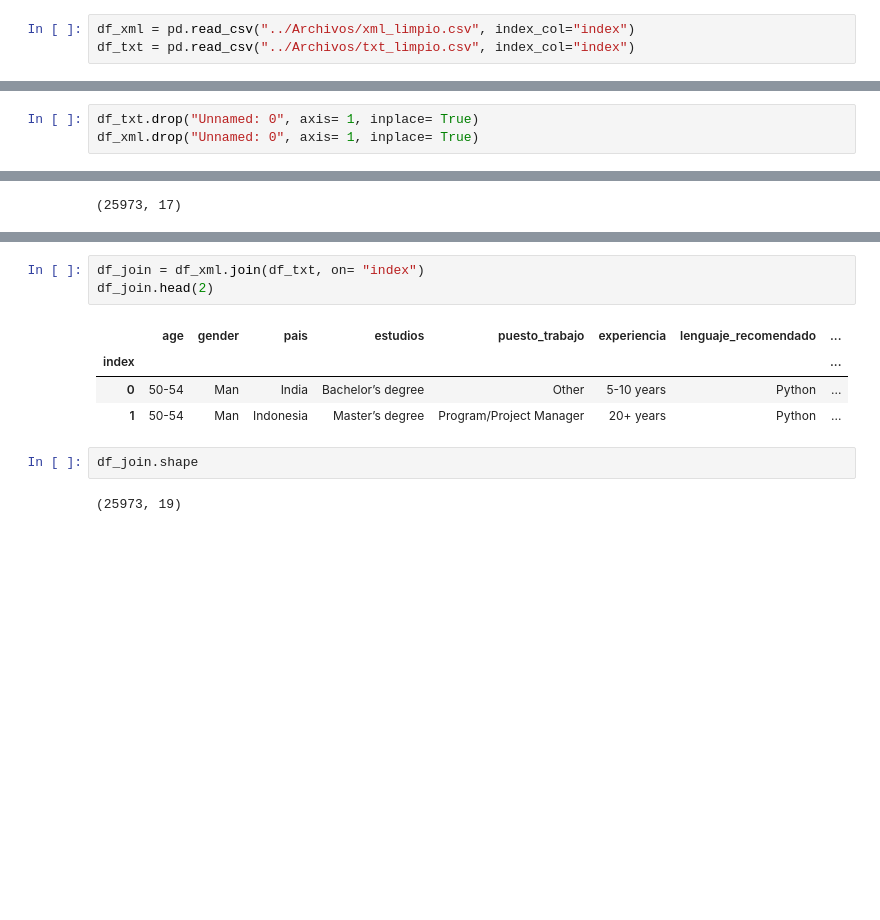
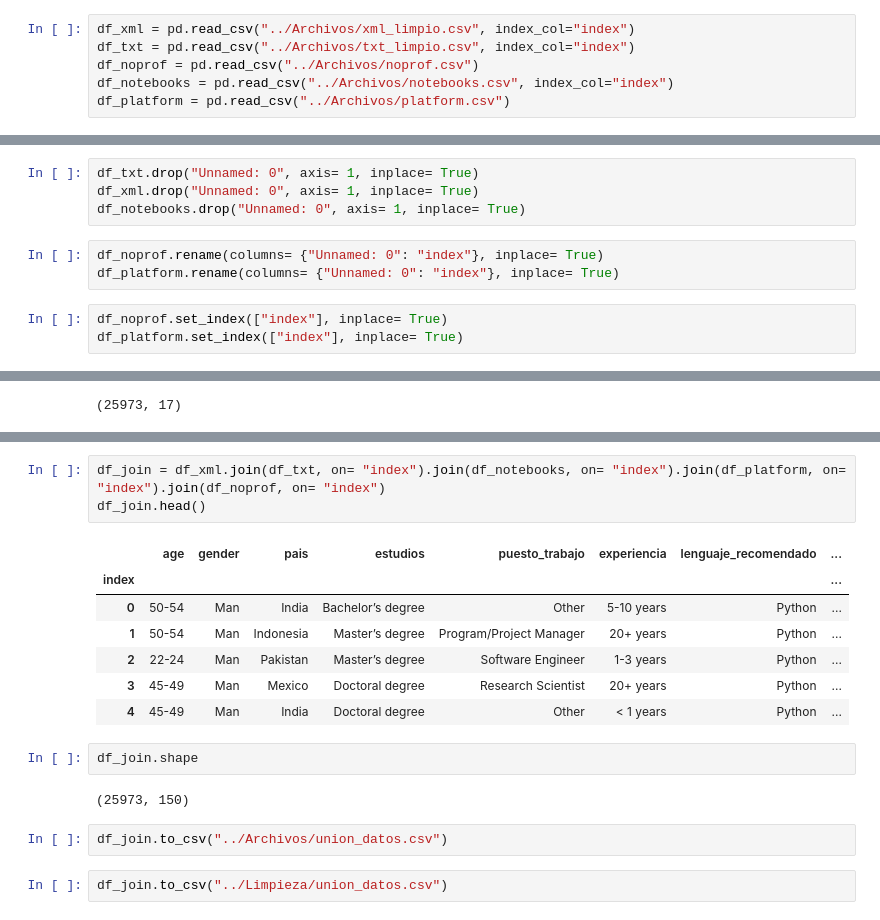
Before and after one commit to paulafuenteg/Kaggle-DS-ML-Survey, a Jupyter notebook: Exploracion_unificacion/union_datos.ipynb, the cells around one changed output, grey strips where cells are left out. Drawn from its saved outputs; the diff is of its cells as text; blank space fills up the shorter version.

```diff
--- a/Exploracion_unificacion/union_datos.ipynb
+++ b/Exploracion_unificacion/union_datos.ipynb
@@ -3,3 +5,6 @@ import pandas as pd
 # %%
 df_xml = pd.read_csv("../Archivos/xml_limpio.csv", index_col="index")
 df_txt = pd.read_csv("../Archivos/txt_limpio.csv", index_col="index")
+df_noprof = pd.read_csv("../Archivos/noprof.csv")
+df_notebooks = pd.read_csv("../Archivos/notebooks.csv", index_col="index")
+df_platform = pd.read_csv("../Archivos/platform.csv")
@@ -6,6 +21,13 @@ df_txt = pd.read_csv("../Archivos/txt_limpio.csv", index_col="index")
 # %%
 df_txt.drop("Unnamed: 0", axis= 1, inplace= True)
 df_xml.drop("Unnamed: 0", axis= 1, inplace= True)
+df_notebooks.drop("Unnamed: 0", axis= 1, inplace= True)
+# %%
+df_noprof.rename(columns= {"Unnamed: 0": "index"}, inplace= True)
+df_platform.rename(columns= {"Unnamed: 0": "index"}, inplace= True)
+# %%
+df_noprof.set_index(["index"], inplace= True)
+df_platform.set_index(["index"], inplace= True)
 # %%
 df_xml.head(2)
 # %% [output]
@@ -29,14 +51,21 @@ df_txt.head(2)
 | 0 | India | Bachelor’s degree | Other | 5-10 years | Python | 5-10 years | Manufacturing/Fabrication | ... |
 | 1 | Indonesia | Master’s degree | Program/Project Manager | 20+ years | Python | < 1 year | Manufacturing/Fabrication | ... |
 # %%
-df_join = df_xml.join(df_txt, on= "index")
-df_join.head(2)
+df_join = df_xml.join(df_txt, on= "index").join(df_notebooks, on= "index").join(df_platform, on= "index").join(df_noprof, on= "index")
+df_join.head()
 # %% [output]
 |  | age | gender | pais | estudios | puesto_trabajo | experiencia | lenguaje_recomendado | ... |
 | index |  |  |  |  |  |  |  | ... |
 | 0 | 50-54 | Man | India | Bachelor’s degree | Other | 5-10 years | Python | ... |
 | 1 | 50-54 | Man | Indonesia | Master’s degree | Program/Project Manager | 20+ years | Python | ... |
+| 2 | 22-24 | Man | Pakistan | Master’s degree | Software Engineer | 1-3 years | Python | ... |
+| 3 | 45-49 | Man | Mexico | Doctoral degree | Research Scientist | 20+ years | Python | ... |
+| 4 | 45-49 | Man | India | Doctoral degree | Other | < 1 years | Python | ... |
 # %%
 df_join.shape
 # %% [output]
-(25973, 19)
+(25973, 150)
+# %%
+df_join.to_csv("../Archivos/union_datos.csv")
+# %%
+df_join.to_csv("../Limpieza/union_datos.csv")
```
Also changed, not shown: parts of 2 cells of this notebook, 8 other files.
